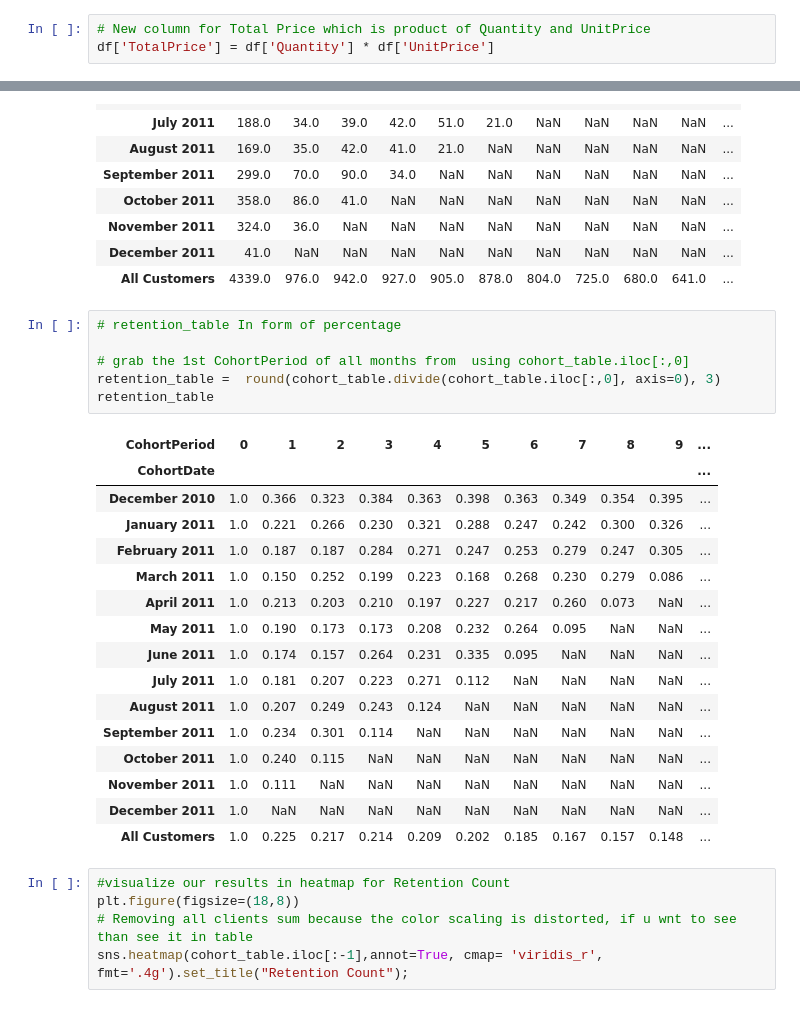
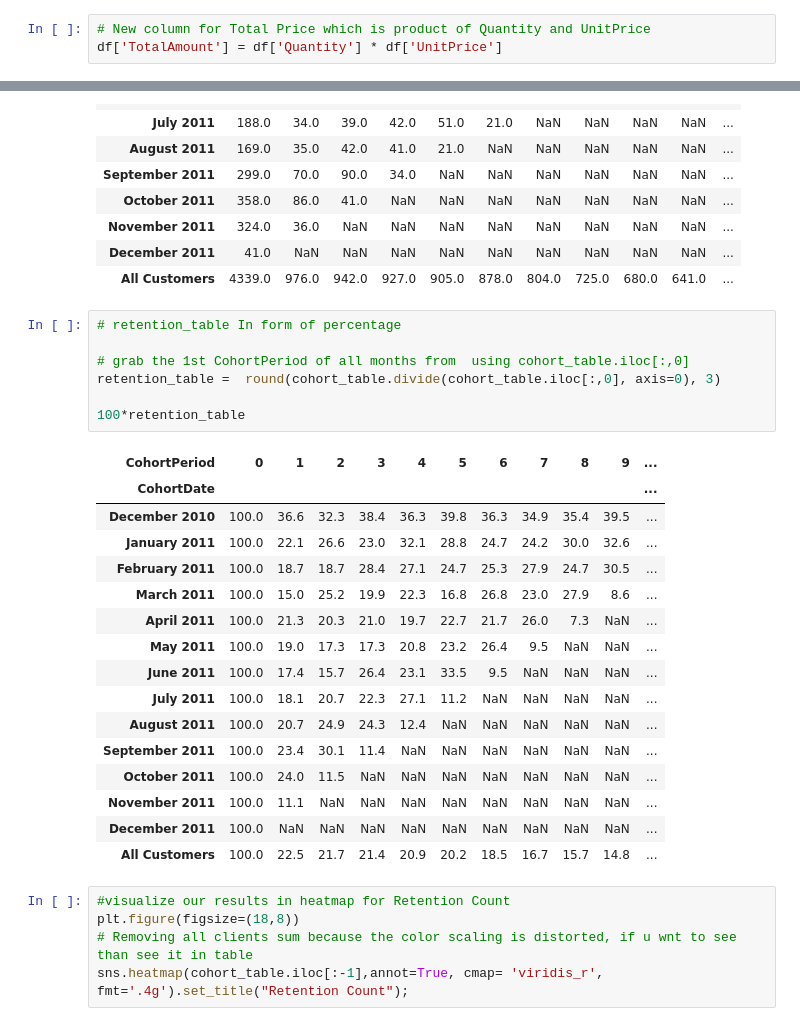
Before and after one commit to Gaurav2912/Customer-Segmentation-, a Jupyter notebook: Customer_Segmentation_Capstone_Project.ipynb, the cells around one changed output, grey strips where cells are left out. Cells and saved outputs as stored; diff of their text form.

```diff
--- a/Customer_Segmentation_Capstone_Project.ipynb
+++ b/Customer_Segmentation_Capstone_Project.ipynb
@@ -298,7 +301,7 @@ After data cleaning 27.53 % of rows in dataframe are gone
 # Feature Engineering
 # %%
 # New column for Total Price which is product of Quantity and UnitPrice
-df['TotalPrice'] = df['Quantity'] * df['UnitPrice']
+df['TotalAmount'] = df['Quantity'] * df['UnitPrice']
 # %% [markdown]
 Extract part of date
 
@@ -515,26 +518,27 @@ cohort_table
 # %%
 # retention_table In form of percentage
 
 # grab the 1st CohortPeriod of all months from  using cohort_table.iloc[:,0]
 retention_table =  round(cohort_table.divide(cohort_table.iloc[:,0], axis=0), 3)
-retention_table
+
+100*retention_table
 # %% [output]
 | CohortPeriod | 0 | 1 | 2 | 3 | 4 | 5 | 6 | 7 | 8 | 9 | ... |
 | CohortDate |  |  |  |  |  |  |  |  |  |  | ... |
-| December 2010 | 1.0 | 0.366 | 0.323 | 0.384 | 0.363 | 0.398 | 0.363 | 0.349 | 0.354 | 0.395 | ... |
-| January 2011 | 1.0 | 0.221 | 0.266 | 0.230 | 0.321 | 0.288 | 0.247 | 0.242 | 0.300 | 0.326 | ... |
-| February 2011 | 1.0 | 0.187 | 0.187 | 0.284 | 0.271 | 0.247 | 0.253 | 0.279 | 0.247 | 0.305 | ... |
-| March 2011 | 1.0 | 0.150 | 0.252 | 0.199 | 0.223 | 0.168 | 0.268 | 0.230 | 0.279 | 0.086 | ... |
-| April 2011 | 1.0 | 0.213 | 0.203 | 0.210 | 0.197 | 0.227 | 0.217 | 0.260 | 0.073 | NaN | ... |
-| May 2011 | 1.0 | 0.190 | 0.173 | 0.173 | 0.208 | 0.232 | 0.264 | 0.095 | NaN | NaN | ... |
-| June 2011 | 1.0 | 0.174 | 0.157 | 0.264 | 0.231 | 0.335 | 0.095 | NaN | NaN | NaN | ... |
-| July 2011 | 1.0 | 0.181 | 0.207 | 0.223 | 0.271 | 0.112 | NaN | NaN | NaN | NaN | ... |
-| August 2011 | 1.0 | 0.207 | 0.249 | 0.243 | 0.124 | NaN | NaN | NaN | NaN | NaN | ... |
-| September 2011 | 1.0 | 0.234 | 0.301 | 0.114 | NaN | NaN | NaN | NaN | NaN | NaN | ... |
-| October 2011 | 1.0 | 0.240 | 0.115 | NaN | NaN | NaN | NaN | NaN | NaN | NaN | ... |
-| November 2011 | 1.0 | 0.111 | NaN | NaN | NaN | NaN | NaN | NaN | NaN | NaN | ... |
-| December 2011 | 1.0 | NaN | NaN | NaN | NaN | NaN | NaN | NaN | NaN | NaN | ... |
-| All Customers | 1.0 | 0.225 | 0.217 | 0.214 | 0.209 | 0.202 | 0.185 | 0.167 | 0.157 | 0.148 | ... |
+| December 2010 | 100.0 | 36.6 | 32.3 | 38.4 | 36.3 | 39.8 | 36.3 | 34.9 | 35.4 | 39.5 | ... |
+| January 2011 | 100.0 | 22.1 | 26.6 | 23.0 | 32.1 | 28.8 | 24.7 | 24.2 | 30.0 | 32.6 | ... |
+| February 2011 | 100.0 | 18.7 | 18.7 | 28.4 | 27.1 | 24.7 | 25.3 | 27.9 | 24.7 | 30.5 | ... |
+| March 2011 | 100.0 | 15.0 | 25.2 | 19.9 | 22.3 | 16.8 | 26.8 | 23.0 | 27.9 | 8.6 | ... |
+| April 2011 | 100.0 | 21.3 | 20.3 | 21.0 | 19.7 | 22.7 | 21.7 | 26.0 | 7.3 | NaN | ... |
+| May 2011 | 100.0 | 19.0 | 17.3 | 17.3 | 20.8 | 23.2 | 26.4 | 9.5 | NaN | NaN | ... |
+| June 2011 | 100.0 | 17.4 | 15.7 | 26.4 | 23.1 | 33.5 | 9.5 | NaN | NaN | NaN | ... |
+| July 2011 | 100.0 | 18.1 | 20.7 | 22.3 | 27.1 | 11.2 | NaN | NaN | NaN | NaN | ... |
+| August 2011 | 100.0 | 20.7 | 24.9 | 24.3 | 12.4 | NaN | NaN | NaN | NaN | NaN | ... |
+| September 2011 | 100.0 | 23.4 | 30.1 | 11.4 | NaN | NaN | NaN | NaN | NaN | NaN | ... |
+| October 2011 | 100.0 | 24.0 | 11.5 | NaN | NaN | NaN | NaN | NaN | NaN | NaN | ... |
+| November 2011 | 100.0 | 11.1 | NaN | NaN | NaN | NaN | NaN | NaN | NaN | NaN | ... |
+| December 2011 | 100.0 | NaN | NaN | NaN | NaN | NaN | NaN | NaN | NaN | NaN | ... |
+| All Customers | 100.0 | 22.5 | 21.7 | 21.4 | 20.9 | 20.2 | 18.5 | 16.7 | 15.7 | 14.8 | ... |
 # %%
 #visualize our results in heatmap for Retention Count
 plt.figure(figsize=(18,8))
```
Also changed, not shown: parts of 34 cells of this notebook.
